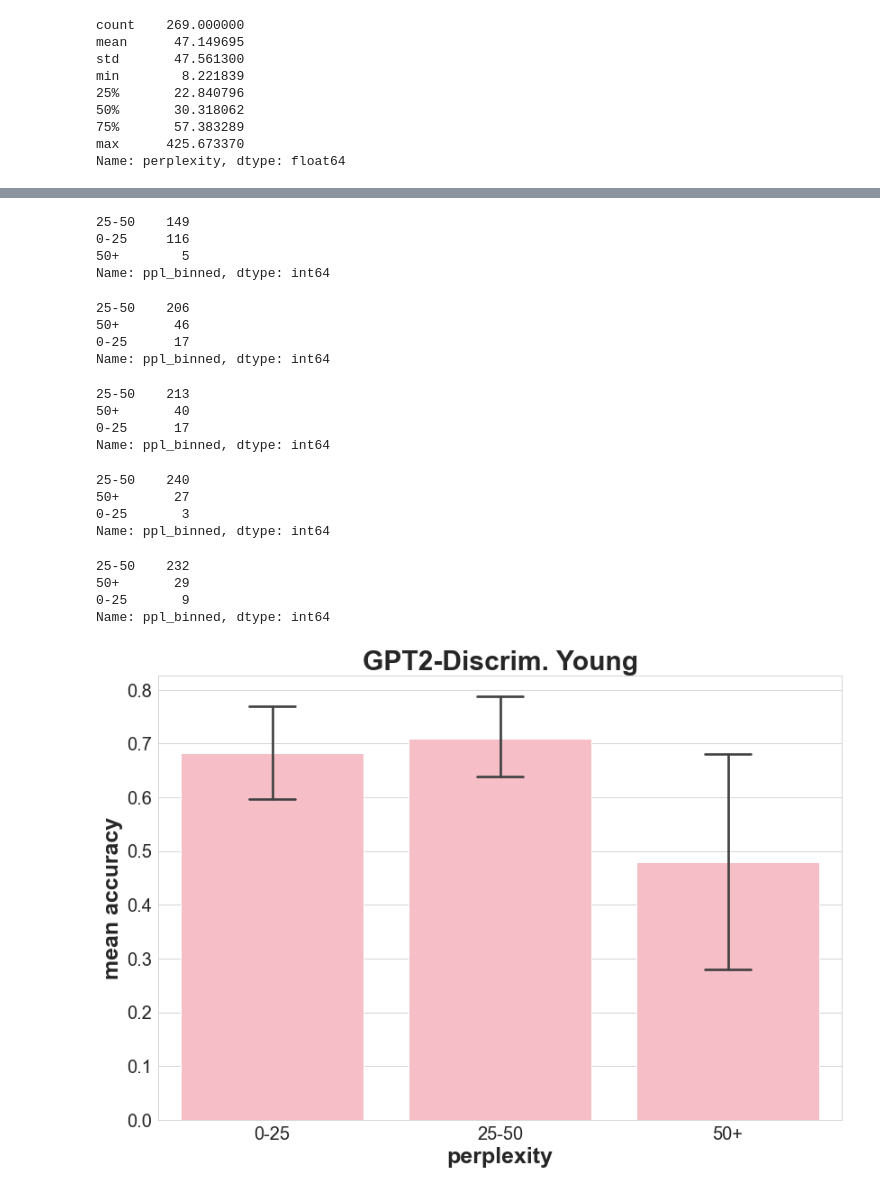
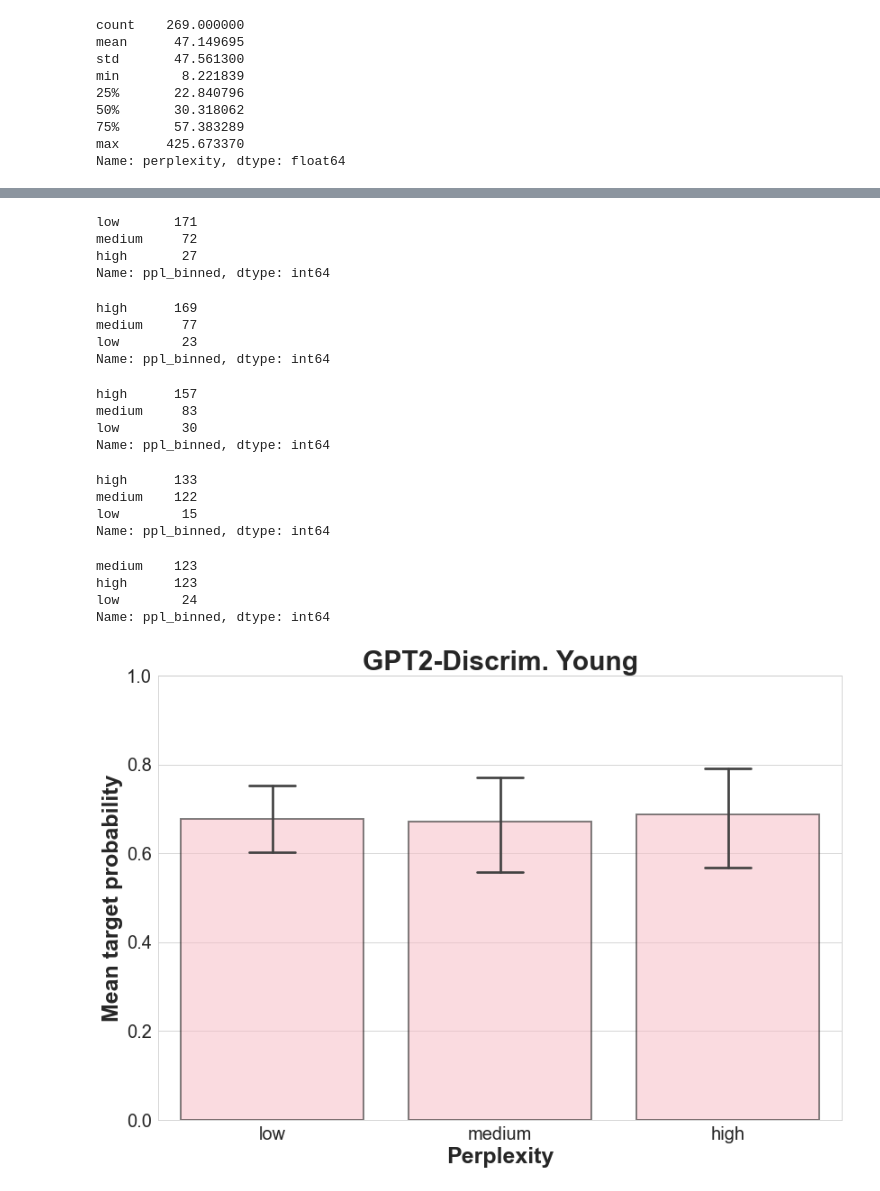
Before and after one commit to lennertjansen/msc-ai-thesis, a Jupyter notebook: plug_play/analyses/fluency_vs_control.ipynb, the cells around one changed output, grey strips where cells are left out. Cells and saved outputs as stored; diff of their text form; code cells hidden in the pictures.

```diff
--- a/plug_play/analyses/fluency_vs_control.ipynb
+++ b/plug_play/analyses/fluency_vs_control.ipynb
@@ -15,7 +15,7 @@ PLOT_DIMS = (11.7, 8.27)
 TITLE_SIZE = 30
 LABEL_SIZE = 25
 TICK_SIZE=20
-CI=90
+CI=95
 ERR_STYLE='bars'
 # %%
 # # read csv of ctg results of a certain configuration/pplm-setups
@@ -145,9 +192,18 @@ DGPT-BoW-MIU Y/O acc
 # %%
 # Binning the data
 # bins = [0, 20, 30, 40, 50, 500]
-bins = [0, 25, 50, 500]
-bin_labels = ["0-25", "25-50", "50+"]
+# bins = [0, 25, 50, 500]
+# bin_labels = ["0-25", "25-50", "50+"]
 # bin_labels = ["0-20", "20-30", "30-40", "40-50", "50+"]
+
+# bins = [0, 26, 33, 39, 500] # 25th, 50th, 75th percentiles
+# bin_labels = ["0-26", "26-33", "33-39", "39+"]
+
+# bins = [0, 27.89, 36.81, 500] # 33th, 67th, ... percentiles (without baselines)
+# bins = [0, 27.64, 36.25, 500] # 33th, 67th, ... percentiles (with baselines)
+bins = [0, 27.52, 35.63, 500] # 33th, 67th, ... percentiles (with baselines and all other models)
+bin_labels = ["low", "medium", "high"]
+
 gpt2_disc_np_y['ppl_binned'] = pd.cut(gpt2_disc_np_y['perplexity'], bins=bins, labels=bin_labels)
 gpt2_disc_np_o['ppl_binned'] = pd.cut(gpt2_disc_np_o['perplexity'], bins=bins, labels=bin_labels)
 
@@ -195,74 +251,76 @@ Name: ppl_binned, dtype: int64
 # %%
 gpt2_bow_fb_np_o['ppl_binned'].value_counts()
 # %% [output]
-25-50    149
-0-25     116
-50+        5
+low       171
+medium     72
+high       27
 Name: ppl_binned, dtype: int64
 # %%
 dgpt_disc_np_y['ppl_binned'].value_counts()
 # %% [output]
-25-50    206
-50+       46
-0-25      17
+high      169
+medium     77
+low        23
 Name: ppl_binned, dtype: int64
 # %%
 dgpt_disc_np_o['ppl_binned'].value_counts()
 # %% [output]
-25-50    213
-50+       40
-0-25      17
+high      157
+medium     83
+low        30
 Name: ppl_binned, dtype: int64
 # %%
 dgpt_bow_miu_np_y['ppl_binned'].value_counts()
 # %% [output]
-25-50    240
-50+       27
-0-25       3
+high      133
+medium    122
+low        15
 Name: ppl_binned, dtype: int64
 # %%
 dgpt_bow_miu_np_o['ppl_binned'].value_counts()
 # %% [output]
-25-50    232
-50+       29
-0-25       9
+medium    123
+high      123
+low        24
 Name: ppl_binned, dtype: int64
 # %%
 plt.figure(figsize=PLOT_DIMS)
 sns.set_style("whitegrid")
 
 # sns.lineplot(data=gpt2_disc_np_y, x='ppl_binned', y='young_prob', marker="v", ci=CI, label='GPT2-Disc Young', err_style=ERR_STYLE, linewidth=3)
 # sns.lineplot(data=gpt2_disc_np_o, x='ppl_binned', y='correct', marker="o", ci=CI, label='GPT2-Disc Old', err_style=ERR_STYLE, linewidth=3)
 
 # sns.boxplot(data=gpt2_disc_np_y, x='perplexity', y='young_prob')
 
 # sns.lineplot(data=gpt2_bow_fb_np_y, x='ppl_binned', y='correct', marker="v", ci=CI, label='GPT2-BoW Young', err_style=ERR_STYLE, linewidth=3)
 # sns.lineplot(data=gpt2_bow_fb_np_o, x='ppl_binned', y='correct', marker="o", ci=CI, label='GPT2-BoW Old', err_style=ERR_STYLE, linewidth=3)
 
-sns.barplot(data=gpt2_disc_np_y, x='ppl_binned', y='correct', capsize=0.2, color="lightpink")
+sns.barplot(data=gpt2_disc_np_y, x='ppl_binned', y='correct', capsize=0.2, color="lightpink", ci=CI, alpha=0.55, linewidth=2, edgecolor="0.1")
 
 # sns.barplot(data=gpt2_disc_np_o, x='ppl_binned', y='old_prob', capsize=0.05, color="lightpink")
 
 # sns.barplot(data=gpt2_bow_fb_np_y, x='ppl_binned', y='young_prob', capsize=0.1, color="lightpink")
 # sns.barplot(data=gpt2_bow_fb_np_o, x='ppl_binned', y='old_prob', capsize=0.05, color="lightpink")
 
 # sns.lineplot(data=dgpt_disc_np_y, x='ppl_binned', y='correct', marker="v", ci=CI, label='DGPT-Disc Young', err_style=ERR_STYLE, linewidth=3)
 # sns.lineplot(data=dgpt_disc_np_o, x='ppl_binned', y='correct', marker="v", ci=CI, label='DGPT-Disc Old', err_style=ERR_STYLE, linewidth=3)
 
 # sns.lineplot(data=dgpt_bow_miu_np_y, x='ppl_binned', y='correct', marker="v", ci=CI, label='DGPT-BoW Young', err_style=ERR_STYLE, linewidth=3)
 # sns.lineplot(data=dgpt_bow_miu_np_o, x='ppl_binned', y='correct', marker="o", ci=CI, label='DGPT-BoW Old', err_style=ERR_STYLE, linewidth=3)
 
 plt.xticks(rotation=0, fontsize = TICK_SIZE)
 plt.yticks(rotation = 0, fontsize = TICK_SIZE)
 plt.title("GPT2-Discrim. Young", fontsize = TITLE_SIZE, weight='bold')
-plt.xlabel("perplexity", fontsize = LABEL_SIZE, weight='bold')
-plt.ylabel("mean accuracy", fontsize = LABEL_SIZE, weight='bold')
+plt.xlabel("Perplexity", fontsize = LABEL_SIZE, weight='bold')
+plt.ylabel("Mean target probability", fontsize = LABEL_SIZE, weight='bold')
 # plt.legend(title='PPLM setup', fontsize=TICK_SIZE, title_fontsize=TICK_SIZE)
 # plt.legend([],[], frameon=False)
+plt.ylim(0,1)
 plt.tight_layout()
-# plt.savefig(f'../figures/lineplot_ppl_acc_best_gpt2_disc_bow_ci_{CI}_errstyle_{ERR_STYLE}.png')
+
+plt.savefig(f"../figures/fluency_control/barplot_ppl_target_prob_gpt2_disc_np_y.png")
 # %% [output]
-[figure, old version]
+[figure, new version]
 # %%
 plt.figure(figsize=PLOT_DIMS)
 sns.set_style("whitegrid")
```
Also changed, not shown: parts of 17 cells of this notebook, 1 other file.
